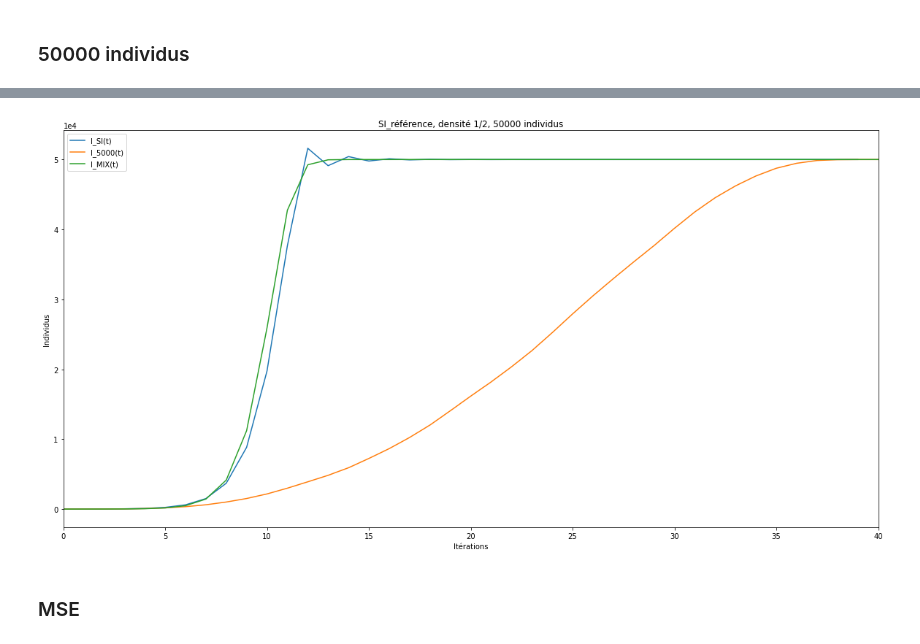
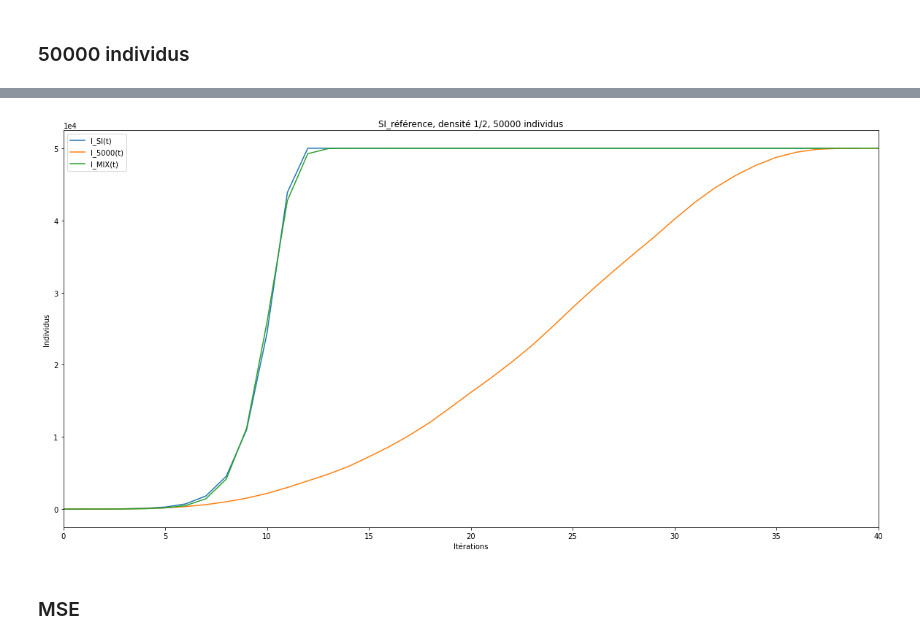
Before and after one commit to maximepasquier/Diversity, a Jupyter notebook: Python/SI_reference.ipynb, the cells around one changed output, grey strips where cells are left out. Drawn from its saved outputs; the diff is of its cells as text; code cells hidden in the pictures.

```diff
--- a/Python/SI_reference.ipynb
+++ b/Python/SI_reference.ipynb
@@ -8,6 +8,9 @@ from pathlib import Path
 def infection(S, I, N, iterations, I_comp, S_comp, beta):
     for i in range(iterations):
         S, I = S - beta * ((S * I) / N), I + beta * ((S * I) / N)
+        if(I >= N): # maximum atteint
+            I = N
+            S = 0
         S_comp.append(S)
         I_comp.append(I)
 # %%
@@ -184,35 +187,35 @@ print(temps_data)
 # %%
 contamine1 = pd.read_csv(path1 + "/data_csv/m_nombre_contamine.csv", dtype=int)
 contamine2 = pd.read_csv(path2 + "/data_csv/m_nombre_contamine.csv", dtype=int)
 
 N = 50000 # S + I = N
-beta = 1.5
+beta = 1.56
 iterations = 40
 
 S = N - 1
 I = 1
 
 S_comp = [] # infected compartment
 I_comp = [] # susceptible compartment
 
 infection(S, I, N, iterations, I_comp, S_comp, beta)
 figure = plt.figure(figsize=(20, 10))
 
 I_SI, = plt.plot(I_comp, label='I_SI(t)')
 I_5000, = plt.plot(contamine1, label='I_5000(t)')
 I_mix, = plt.plot(contamine2, label='I_MIX(t)')
 
 plt.title("SI_référence, densité 1/2, 50000 individus")
 plt.xlabel("Itérations")
 plt.ylabel("Individus")
 plt.legend(handles=[I_SI, I_5000, I_MIX])
 
 plt.ticklabel_format(style='sci', axis='y', scilimits=(0,0)) # use scientific notation
 
 plt.xlim([0, iterations])
 plt.show()
 # %% [output]
-[figure, old version]
+[figure, new version]
 # %% [markdown]
 ### MSE
 # %%
```
Also changed, not shown: parts of 32 cells of this notebook, 1 other file.
